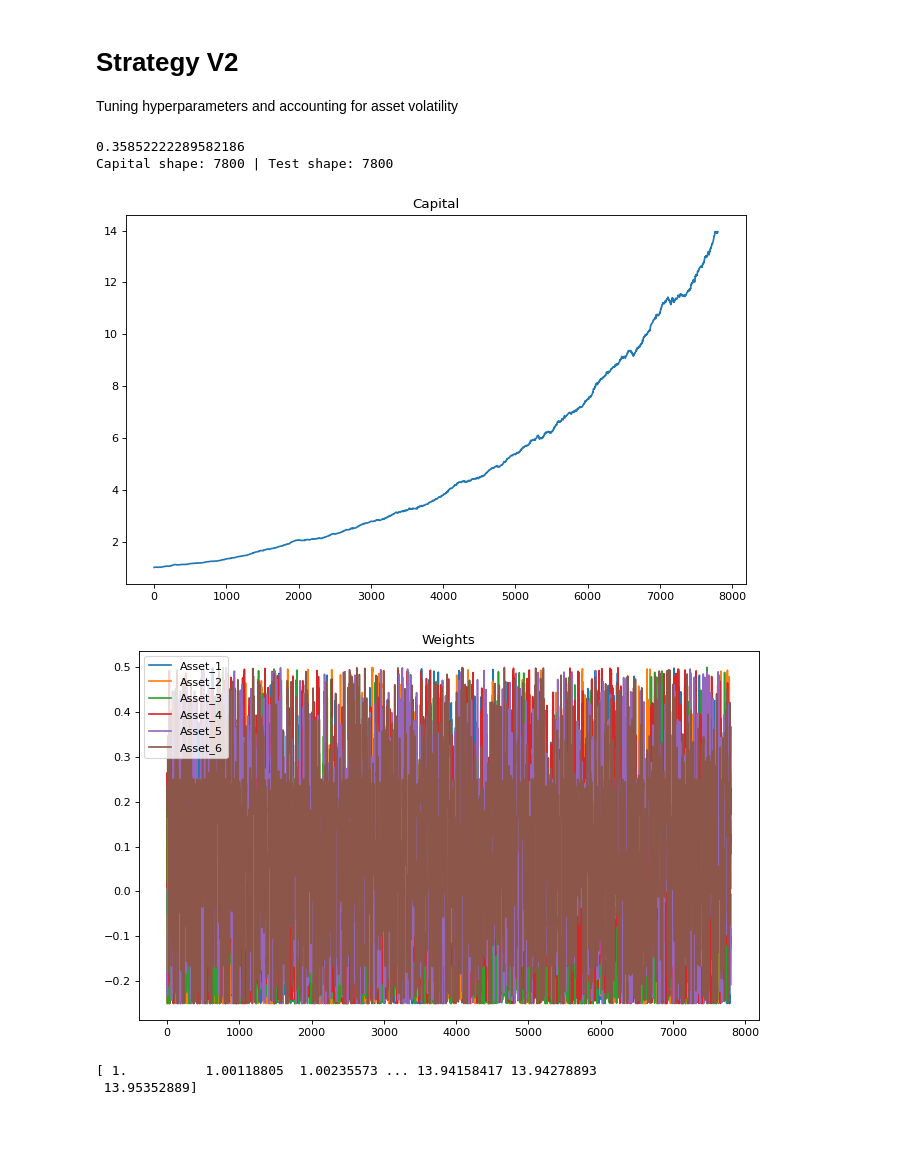
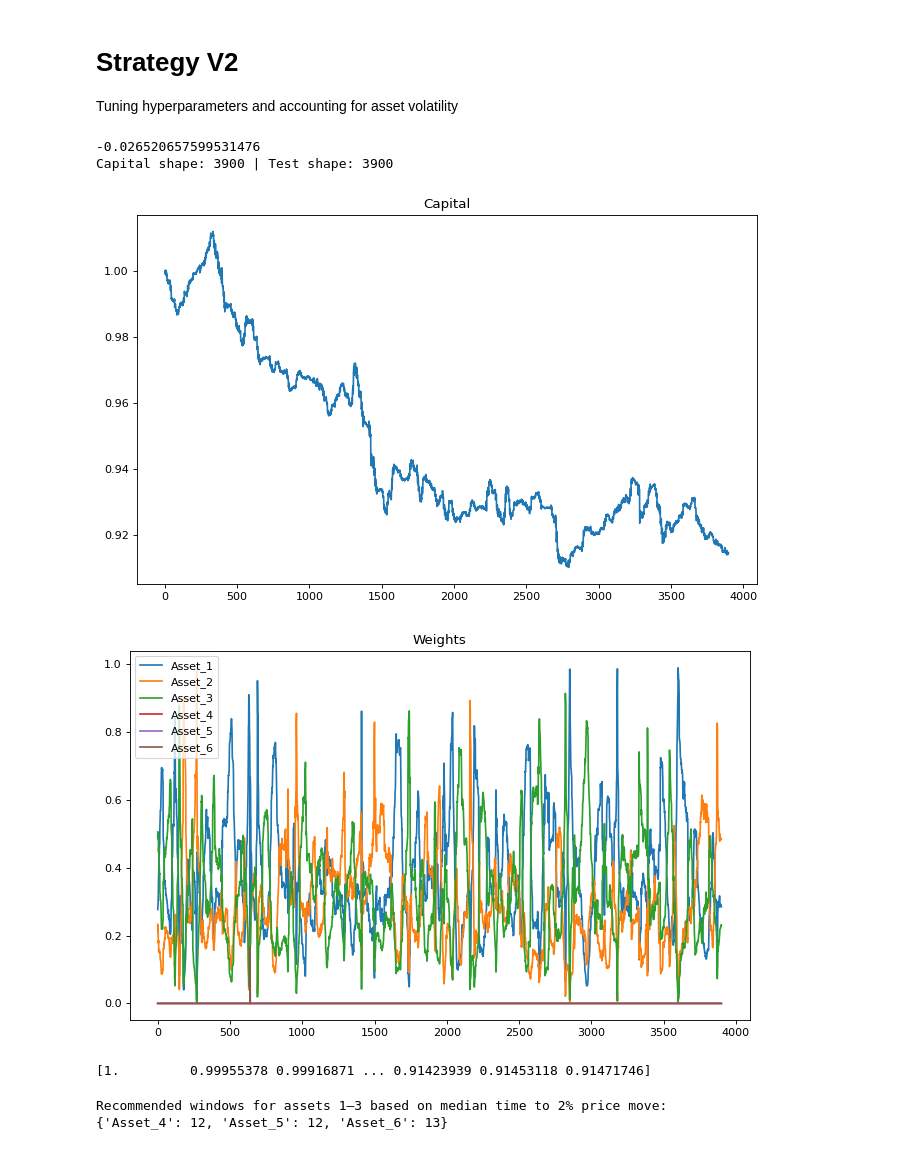
Before and after one commit to shubhaankargupta/utc-2025, a Jupyter notebook: utc_case2.ipynb, the cells around one changed output. Cells and saved outputs as stored; diff of their text form; code cells hidden in the pictures.

Commit message:
v3: mean reversion + markovitz asset split

```diff
--- a/utc_case2.ipynb
+++ b/utc_case2.ipynb
@@ -87,7 +87,7 @@ data = pd.read_csv('Case2.csv')
 We recommend that you change your train and test split
 '''
 
-TRAIN, TEST = train_test_split(data, test_size = 0.2, shuffle = False)
+TRAIN, TEST = train_test_split(data, test_size = 0.1, shuffle = False)
 
 
 class Allocator():
@@ -112,19 +112,19 @@ class Allocator():
                 ignore_index=True
             )
 
-        if len(self.daily_returns) < 230:
+        if len(self.daily_returns) < 30:
             return np.full(6, 1/6)
 
         # split assets into two windows since they have different volatilities
         assets_first3 = self.daily_returns.iloc[:, :3]
         assets_last3 = self.daily_returns.iloc[:, 3:]
 
-        # asset 1,2,3 120
-        recent_returns_first3 = assets_first3.iloc[-10:]
+        # asset 1,2,3 30
+        recent_returns_first3 = assets_first3.iloc[-200:]
         mu_first3 = recent_returns_first3.mean().values
         cov_first3 = recent_returns_first3.cov().values
 
-        # asset 4,5,6 10
+        # asset 4,5,6
         recent_returns_last3 = assets_last3.iloc[-5:]
         mu_last3 = recent_returns_last3.mean().values
         cov_last3 = recent_returns_last3.cov().values
@@ -160,7 +160,7 @@ class Allocator():
 
         if result_first3.success and result_last3.success:
             weights_first3 = result_first3.x
-            weights_last3 = result_last3.x
+            weights_last3 = [0,0,0]#result_last3.x
             combined_weights = np.concatenate([weights_first3, weights_last3])
             combined_weights = combined_weights / np.sum(np.abs(combined_weights))
             return combined_weights
@@ -184,36 +184,65 @@ def grading(train_data, test_data):
         shares = capital[-1] * weights[i] / np.array(test_data.iloc[i,:])
         balance = capital[-1] - np.dot(shares, np.array(test_data.iloc[i,:]))
         net_change = np.dot(shares, np.array(test_data.iloc[i+1,:]))
         capital.append(balance + net_change)
     capital = np.array(capital)
     returns = (capital[1:] - capital[:-1]) / capital[:-1]
 
     if np.std(returns) != 0:
         sharpe = np.mean(returns) / np.std(returns)
     else:
         sharpe = 0
 
     return sharpe, capital, weights
 
 sharpe, capital, weights = grading(TRAIN, TEST)
 print(sharpe)
 print("Capital shape:", len(capital), "| Test shape:", len(TEST))
 
 plt.figure(figsize=(10, 6), dpi=80)
 plt.title("Capital")
 plt.plot(np.arange(len(TEST)), capital)
 plt.show()
 
 plt.figure(figsize=(10, 6), dpi=80)
 plt.title("Weights")
 plt.plot(np.arange(len(TEST)), weights)
 plt.legend(TEST.columns)
 plt.show()
 print(capital)
 # %% [output]
-0.35852222289582186
-Capital shape: 7800 | Test shape: 7800
+-0.026520657599531476
+Capital shape: 3900 | Test shape: 3900
-[figure, old version]
+[figure, new version]
-[figure, old version]
+[figure, new version]
-[ 1.          1.00118805  1.00235573 ... 13.94158417 13.94278893
- 13.95352889]
+[1.         0.99955378 0.99916871 ... 0.91423939 0.91453118 0.91471746]
+# %%
+import pandas as pd
+import numpy as np
+
+data = pd.read_csv('Case2.csv')
+
+def estimate_optimal_window(prices, threshold=0.0):
+    windows = {}
+    for asset in prices.columns[:3]:  # For Assets 1, 2, 3
+        days_to_move = []
+        series = prices[asset].values
+        for i in range(len(series) - 1):
+            start_price = series[i]
+            for j in range(i + 1, len(series)):
+                change = abs(series[j] / start_price - 1)
+                if change >= threshold:
+                    days_to_move.append(j - i)
+                    break
+        if days_to_move:
+            windows[asset] = int(np.median(days_to_move))
+        else:
+            windows[asset] = None
+    return windows
+
+recommended_windows = estimate_optimal_window(data, threshold=0.02)
+print("Recommended windows for assets 1–3 based on median time to 2% price move:")
+print(recommended_windows)
+# %% [output]
+Recommended windows for assets 1–3 based on median time to 2% price move:
+{'Asset_4': 12, 'Asset_5': 12, 'Asset_6': 13}
```
Also changed, not shown: parts of 5 cells of this notebook.
